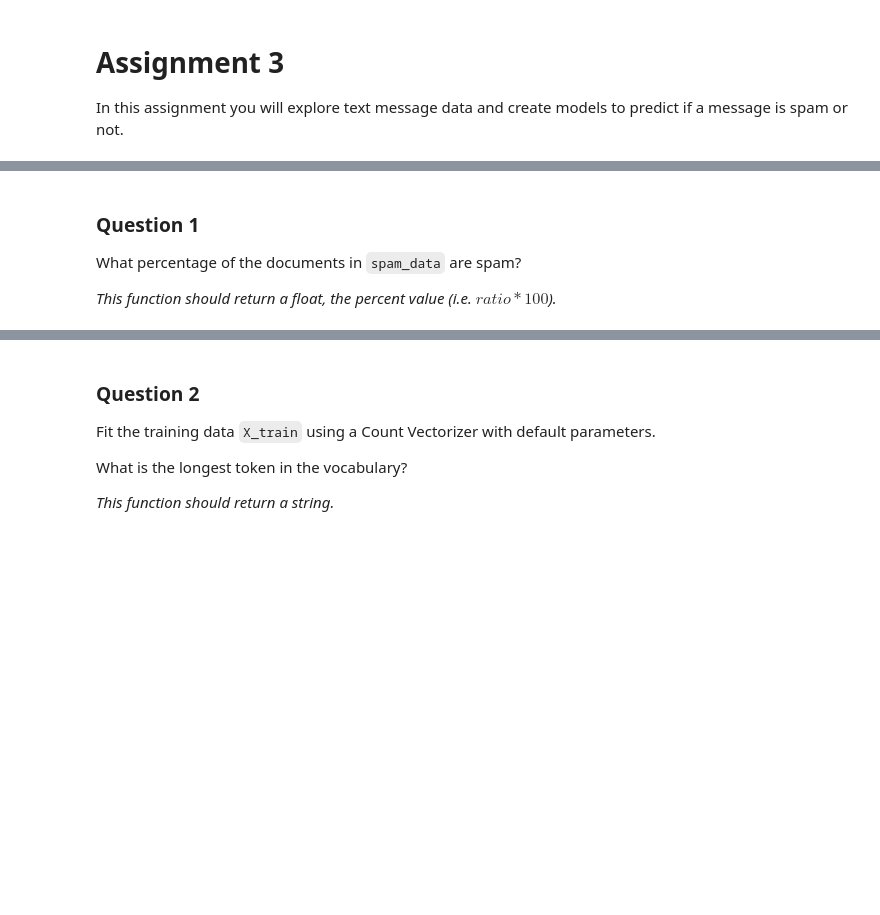
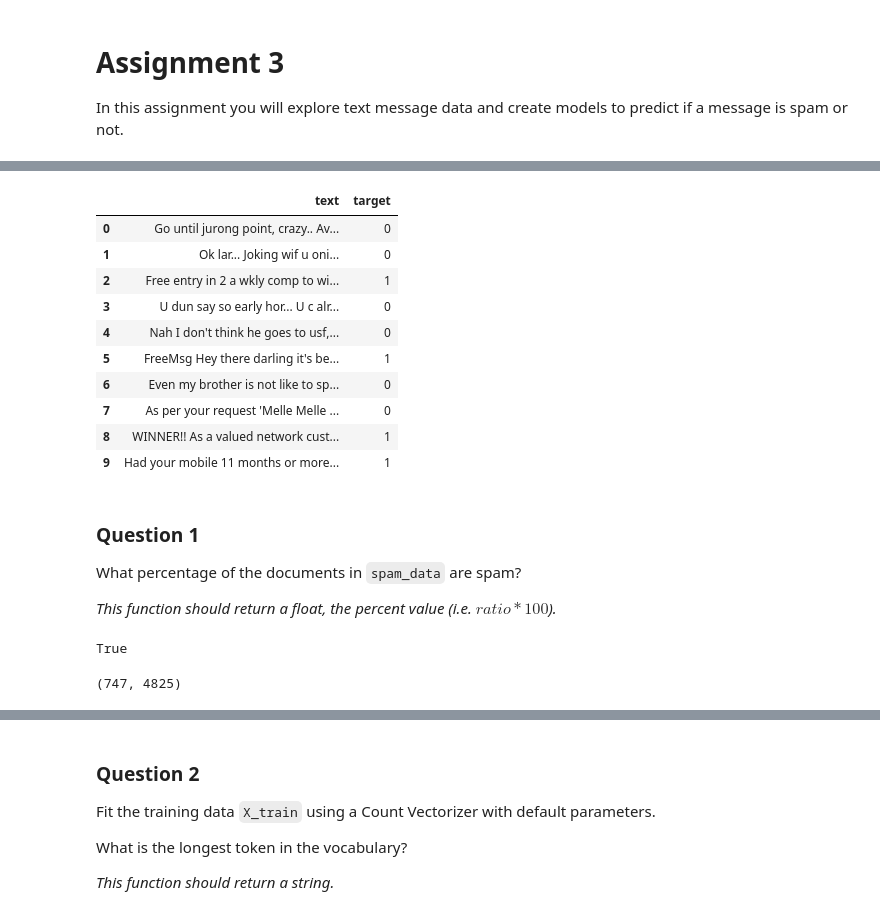
Before and after one commit to anoban/Applied-Text-Mining-in-Python, a Jupyter notebook: assignments/assignment 3/assignment3.ipynb, the cells around one changed output, grey strips where cells are left out. Cells and saved outputs as stored; diff of their text form; code cells hidden in the pictures; blank space fills up the shorter version.

```diff
--- a/assignments/assignment 3/assignment3.ipynb
+++ b/assignments/assignment 3/assignment3.ipynb
@@ -4,0 +15,2 @@ In this assignment you will explore text message data and create models to predi
+# %%
+spam_data = pd.read_csv(r"D:/Applied-Text-Mining-in-Python/assignments/assignment 3/assets/spam.csv")
@@ -5,9 +35,17 @@ In this assignment you will explore text message data and create models to predi
 # %%
-import pandas as pd
-import numpy as np
-
-spam_data = pd.read_csv('assets/spam.csv')
-
+# spam -> 1, ham -> 0
 spam_data['target'] = np.where(spam_data['target']=='spam',1,0)
 spam_data.head(10)
+# %% [output]
+|  | text | target |
+| 0 | Go until jurong point, crazy.. Av... | 0 |
+| 1 | Ok lar... Joking wif u oni... | 0 |
+| 2 | Free entry in 2 a wkly comp to wi... | 1 |
+| 3 | U dun say so early hor... U c alr... | 0 |
+| 4 | Nah I don't think he goes to usf,... | 0 |
+| 5 | FreeMsg Hey there darling it's be... | 1 |
+| 6 | Even my brother is not like to sp... | 0 |
+| 7 | As per your request 'Melle Melle ... | 0 |
+| 8 | WINNER!! As a valued network cust... | 1 |
+| 9 | Had your mobile 11 months or more... | 1 |
 # %%
@@ -32,0 +58,8 @@ answer_one()
+# %%
+(spam_data.target == 1).sum() + (spam_data.target == 0).sum() == spam_data.shape[0]
+# %% [output]
+True
+# %%
+(spam_data.target == 1).sum(), (spam_data.target == 0).sum()
+# %% [output]
+(747, 4825)
```
Also changed, not shown: parts of 40 cells of this notebook.
